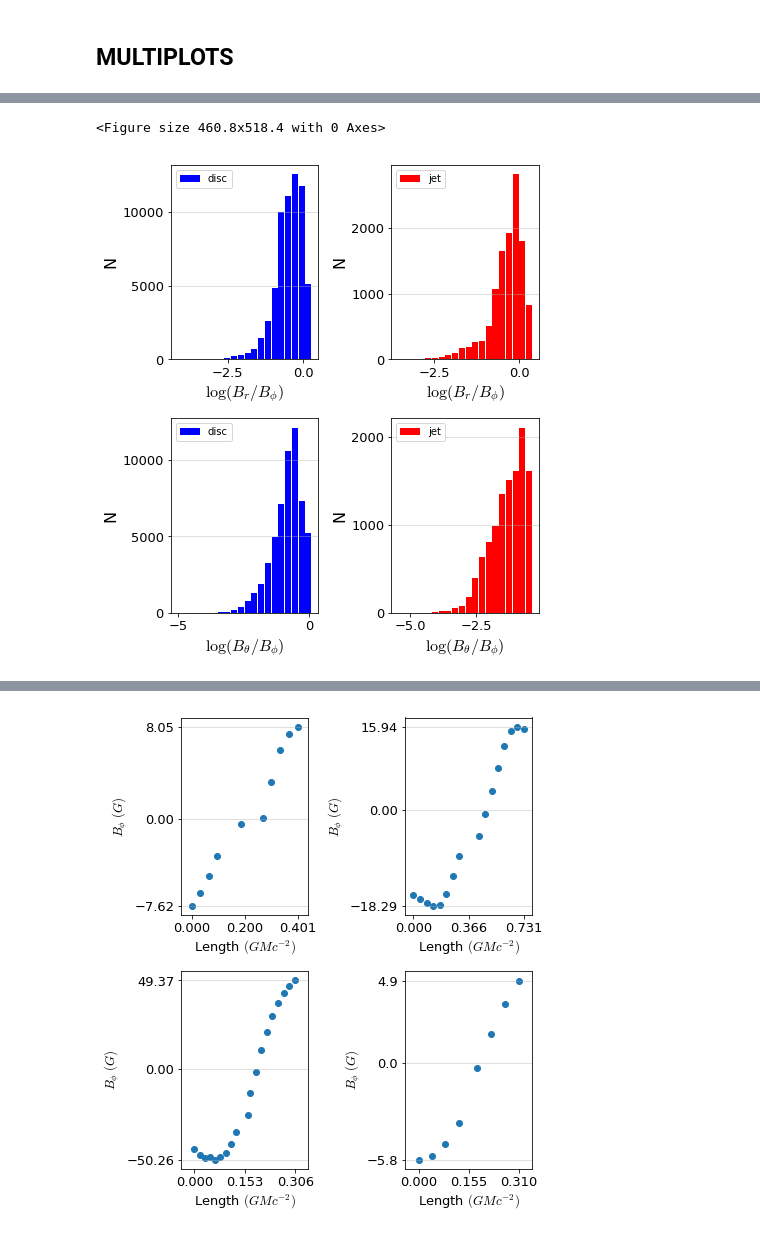
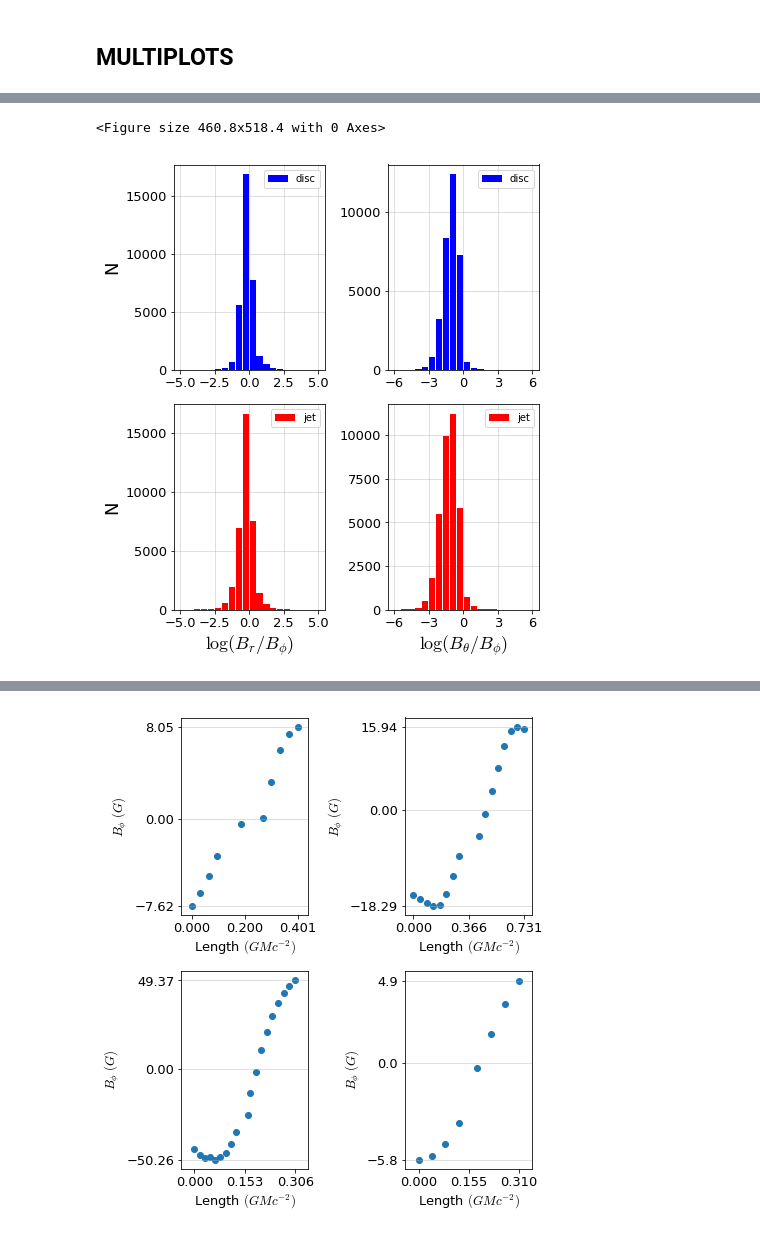
Before and after one commit to outflows/gyst, a Jupyter notebook: characterize.ipynb, the cells around one changed output, grey strips where cells are left out. Cells and saved outputs as stored; diff of their text form; code cells hidden in the pictures.

```diff
--- a/characterize.ipynb
+++ b/characterize.ipynb
@@ -2244,4 +1496,7 @@ if (savef):
 # %%
+fontsize = 13
+latexsize = 18
+
 mylabel_d = "disc"
 mycolor_d = "blue"
 mylabel_j = "jet"
@@ -2254,6 +1509,7 @@ myfile_rd = open(myfilename_rd, "r")
 mydata_rd = pd.read_csv(myfilename_rd, header=None)
 BrBphiext_d = mydata_rd.values
 #BrBphiext_filt_d = BrBphiext_d[~is_outlier(BrBphiext_d)]
+BrBphiext_filt_d = BrBphiext_d
 BrBphiext_filt_d = np.array(BrBphiext_filt_d)
 BrBphiext_large_d = BrBphiext_d[BrBphiext_d >= 1]
 BrBphiext_large_d = BrBphiext_large_d[~is_outlier(BrBphiext_large_d)]
@@ -2262,12 +1518,13 @@ myfile_rd.close()
 
 myfile_rj = open(myfilename_rj, "r")
 mydata_rj = pd.read_csv(myfilename_rj, header=None)
-BrBphiext_r = mydata_rj.values
-#BrBphiext_filt_r = BrBphiext_j[~is_outlier(BrBphiext_j)]
-BrBphiext_filt_r = np.array(BrBphiext_filt_j)
-BrBphiext_large_r = BrBphiext_j[BrBphiext_j >= 1]
-BrBphiext_large_r = BrBphiext_large_j[~is_outlier(BrBphiext_large_j)]
-BrBphiext_large_r = np.array(BrBphiext_large_j)
+BrBphiext_j = mydata_rj.values
+#BrBphiext_filt_j = BrBphiext_j[~is_outlier(BrBphiext_j)]
+BrBphiext_filt_j = BrBphiext_j
+BrBphiext_filt_j = np.array(BrBphiext_filt_j)
+BrBphiext_large_j = BrBphiext_j[BrBphiext_j >= 1]
+BrBphiext_large_j = BrBphiext_large_j[~is_outlier(BrBphiext_large_j)]
+BrBphiext_large_j = np.array(BrBphiext_large_j)
 myfile_rj.close()
 
 histmin_rd = np.log10(((array(BrBphiext_filt_d)).min()).astype(float))
@@ -2294,6 +1551,7 @@ myfile_thd = open(myfilename_thd, "r")
 mydata_thd = pd.read_csv(myfilename_thd, header=None)
 BthBphiext_d = mydata_thd.values
 #BthBphiext_filt_d = BthBphiext_d[~is_outlier(BthBphiext_d)]
+BthBphiext_filt_d = BthBphiext_d
 BthBphiext_filt_d = np.array(BthBphiext_filt_d)
 BthBphiext_large_d = BthBphiext_d[BthBphiext_d >= 1]
 BthBphiext_large_d = BthBphiext_large_d[~is_outlier(BthBphiext_large_d)]
@@ -2304,6 +1562,7 @@ myfile_thj = open(myfilename_thj, "r")
 mydata_thj = pd.read_csv(myfilename_thj, header=None)
 BthBphiext_j = mydata_thj.values
 #BthBphiext_filt_j = BthBphiext_j[~is_outlier(BthBphiext_j)]
+BthBphiext_filt_j = BthBphiext_j
 BthBphiext_filt_j = np.array(BthBphiext_filt_j)
 BthBphiext_large_j = BthBphiext_j[BthBphiext_j >= 1]
 BthBphiext_large_j = BthBphiext_large_j[~is_outlier(BthBphiext_large_j)]
@@ -2335,56 +1594,61 @@ gs = GridSpec(2,2)
 hfont = {'fontname':'Helvetica'}
 fig = plt.figure(figsize=[6.4, 7.2])
 #fig = plt.figure(figsize=[12.8, 14.4])
 gs = GridSpec(2,2)
 
 
 ax1 = plt.subplot(gs[0,0])
-plt.hist(np.log10(BrBphiext_filt_d), bins=20, rwidth=0.9, range=[histmin_rd,histmax_rd], label="disc", color=mycolor_d)
+plt.hist(np.log10(BrBphiext_filt_d), bins=20, rwidth=0.9, range=[-5,5], label="disc", color=mycolor_d, zorder=2)
 _, max_ = plt.ylim()
-plt.xlabel(r"$\log(B_r/B_\phi)$", fontsize=16)
-plt.ylabel("N", fontsize=16)
-plt.grid(axis='y', alpha=0.5)
+#plt.xlabel(r"$\log(B_r/B_\phi)$", fontsize=latexsize)
+plt.ylabel("N", fontsize=latexsize)
+plt.grid(axis='x', alpha=0.5, zorder=1)
+plt.grid(axis='y', alpha=0.5, zorder=1)
 plt.legend(loc="best")
-plt.xticks(fontsize=13)
-plt.yticks(fontsize=13)
+plt.xticks([-5,-2.5,0,2.5,5],fontsize=fontsize)
+plt.yticks(fontsize=fontsize)
 plt.tight_layout()
 
 ax2 = plt.subplot(gs[0,1])
-plt.hist(np.log10(BrBphiext_filt_j), bins=20, rwidth=0.9, range=[histmin_rj,histmax_rj], label="jet", color=mycolor_j)
+plt.hist(np.log10(BthBphiext_filt_d), bins=20, rwidth=0.9, range=[-6,6], label="disc", color=mycolor_d, zorder=2)
 _, max_ = plt.ylim()
-plt.xlabel(r"$\log(B_r/B_\phi)$", fontsize=16)
-plt.ylabel("N", fontsize=16)
-plt.grid(axis='y', alpha=0.5)
+#plt.xlabel(r"$\log(B_\theta/B_\phi)$", fontsize=latexsize)
+#plt.ylabel("N", fontsize=latexsize)
+plt.grid(axis='x', alpha=0.5, zorder=1)
+plt.grid(axis='y', alpha=0.5, zorder=1)
 plt.legend(loc="best")
-plt.xticks(fontsize=13)
-plt.yticks(fontsize=13)
+plt.xticks([-6,-3,0,3,6],fontsize=fontsize)
+plt.yticks(fontsize=fontsize)
 plt.tight_layout()
 
 ax3 = plt.subplot(gs[1,0])
-plt.hist(np.log10(BthBphiext_filt_d), bins=20, rwidth=0.9, range=[histmin_thd,histmax_thd], label="disc", color=mycolor_d)
+plt.hist(np.log10(BrBphiext_filt_j), bins=20, rwidth=0.9, range=[-5,5], label="jet", color=mycolor_j, zorder=2)
 _, max_ = plt.ylim()
-plt.xlabel(r"$\log(B_\theta/B_\phi)$", fontsize=16)
-plt.ylabel("N", fontsize=16)
-plt.grid(axis='y', alpha=0.5)
+plt.xlabel(r"$\log(B_r/B_\phi)$", fontsize=latexsize)
+plt.ylabel("N", fontsize=latexsize)
+plt.grid(axis='x', alpha=0.5, zorder=1)
+plt.grid(axis='y', alpha=0.5, zorder=1)
 plt.legend(loc="best")
-plt.xticks(fontsize=13)
-plt.yticks(fontsize=13)
+plt.xticks([-5,-2.5,0,2.5,5],fontsize=fontsize)
+plt.yticks(fontsize=fontsize)
 plt.tight_layout()
 
 ax4 = plt.subplot(gs[1,1])
-plt.hist(np.log10(BthBphiext_filt_j), bins=20, rwidth=0.9, range=[histmin_thj,histmax_thj], label="jet", color=mycolor_j)
+plt.hist(np.log10(BthBphiext_filt_j), bins=20, rwidth=0.9, range=[-6,6], label="jet", color=mycolor_j, zorder=2)
 _, max_ = plt.ylim()
-plt.xlabel(r"$\log(B_\theta/B_\phi)$", fontsize=16)
-plt.ylabel("N", fontsize=16)
-plt.grid(axis='y', alpha=0.5)
+plt.xlabel(r"$\log(B_\theta/B_\phi)$", fontsize=latexsize)
+#plt.ylabel("N", fontsize=latexsize)
+plt.grid(axis='x', alpha=0.5, zorder=1)
+plt.grid(axis='y', alpha=0.5, zorder=1)
 plt.legend(loc="best")
-plt.xticks(fontsize=13)
-plt.yticks(fontsize=13)
+plt.xticks([-6,-3,0,3,6],fontsize=fontsize)
+plt.yticks(fontsize=fontsize)
 plt.tight_layout()
 
+savef=1
 if (savef):
     plt.savefig("log_guidefield_2D_multi", dpi=150)
 # %% [output]
 <Figure size 460.8x518.4 with 0 Axes>
-[figure, old version]
+[figure, new version]
 # %%
```
Also changed, not shown: parts of 101 cells of this notebook, 5 other files.
